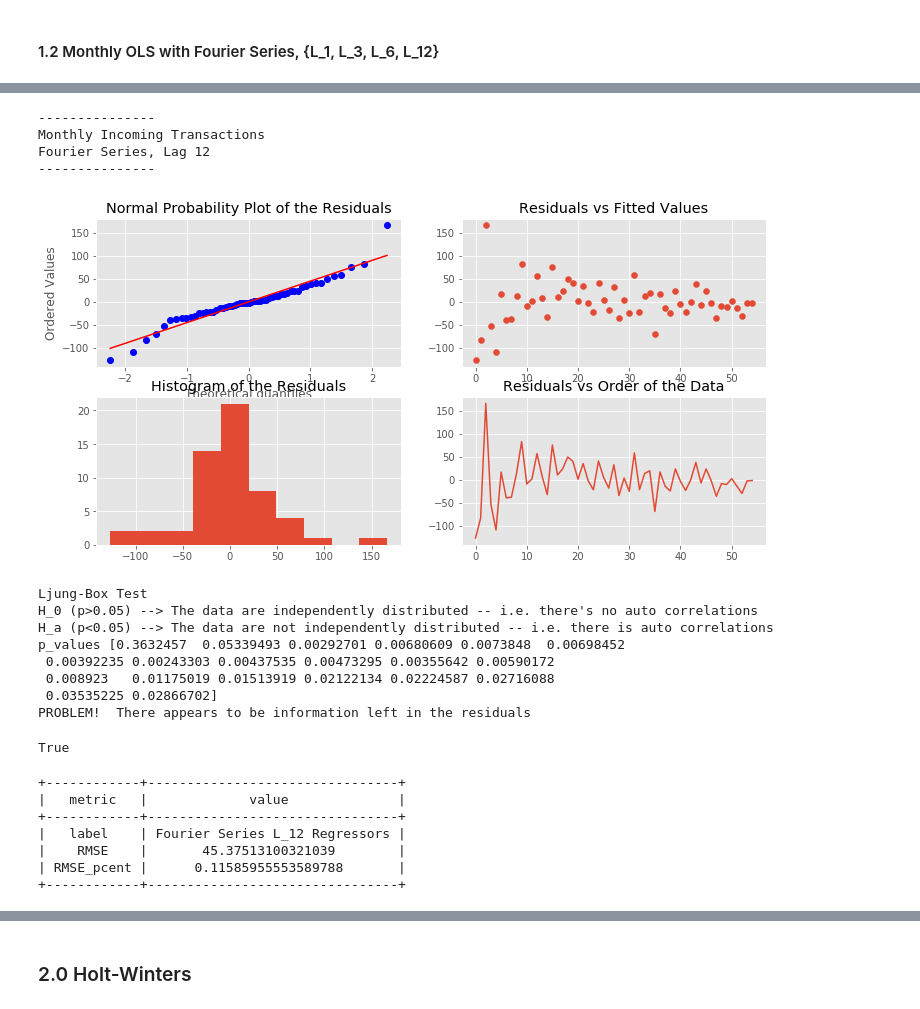
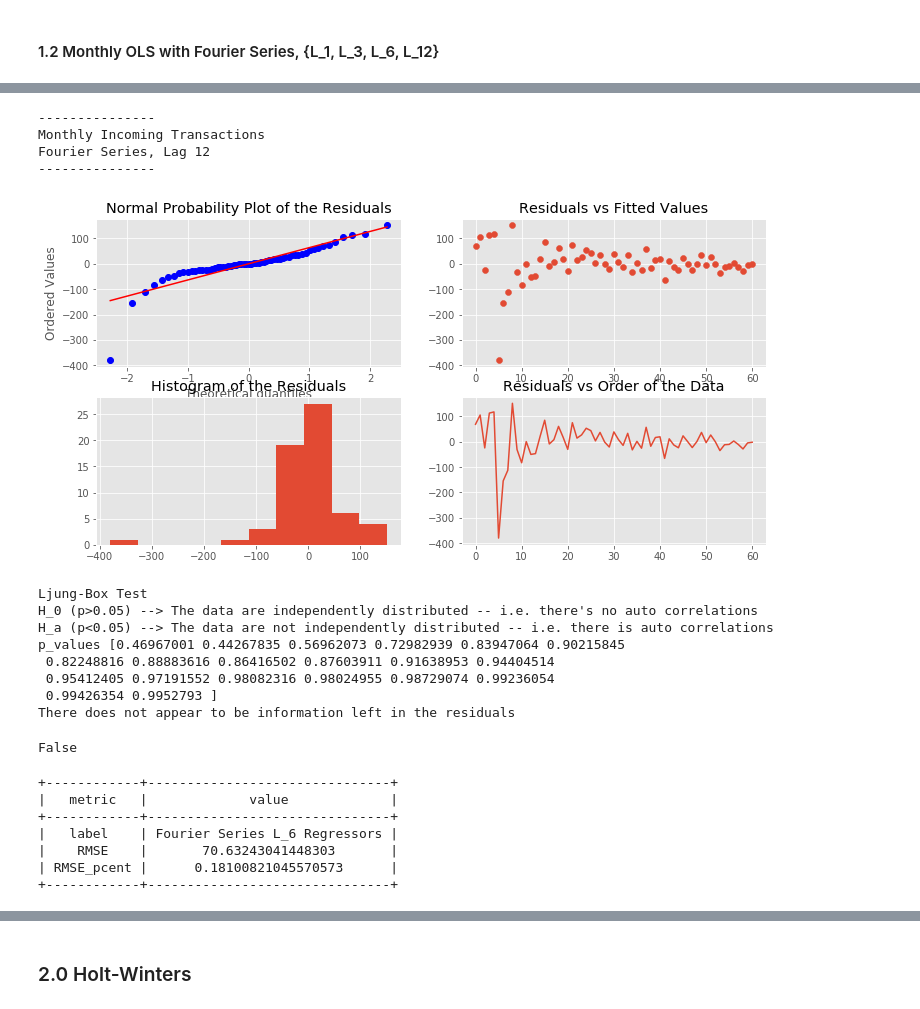
Before and after one commit to harizhisham/amarcord-1, a Jupyter notebook: local_amarcord_data_dd.ipynb, the cells around one changed output, grey strips where cells are left out. Cells and saved outputs as stored; diff of their text form; code cells hidden in the pictures.

```diff
--- a/local_amarcord_data_dd.ipynb
+++ b/local_amarcord_data_dd.ipynb
@@ -625,7 +625,6 @@ X = pd.DataFrame(X_f_m,columns=['Const', 'Idx', 'Sin', 'Cos'])
 X['L_1'] = pd.DataFrame(y).shift(1)
 X['L_3'] = pd.DataFrame(y).shift(3)
 X['L_6'] = pd.DataFrame(y).shift(6)
-X['L_12'] = pd.DataFrame(y).shift(12)
 # %%
 y = list(monthly_ts['Amount'])
 
@@ -635,10 +634,8 @@ X_train, X_test, y_train, y_test = train_test_split(X,
                                                     random_state=42,
                                                     shuffle=False)
 # %%
-import statsmodels.api as sm # Time Series Analysis
-
-reg = sm.OLS(y_train[12:],
-             X_train.iloc[12:,[0,1,4,5,6,7]])
+reg = sm.OLS(y_train[6:],
+             X_train.iloc[6:,[0,1,4,5,6]])
 results = reg.fit()
 results.summary()
 # %% [output]
@@ -682,32 +678,32 @@ We reject the Null Hypothesis (H0) -- the time series is stationary
 # %%
-N_in = list(range(len(y_train[12:])))
-y_hat = results.predict(X_train.iloc[12:,[0,1,4,5,6,7]])
+N_in = list(range(len(y_train[6:])))
+y_hat = results.predict(X_train.iloc[6:,[0,1,4,5,6]])
 
 print('---------------\n%s\n---------------' % ('Monthly Incoming Transactions\nFourier Series, Lag 12'))
-testing.eval_plot(N_in, y_train[12:], y_hat)
+testing.eval_plot(N_in, y_train[6:], y_hat)
 # %% [output]
 ---------------
 Monthly Incoming Transactions
 Fourier Series, Lag 12
 ---------------
-[figure, old version]
+[figure, new version]
 Ljung-Box Test
 H_0 (p>0.05) --> The data are independently distributed -- i.e. there's no auto correlations
 H_a (p<0.05) --> The data are not independently distributed -- i.e. there is auto correlations
-p_values [0.3632457  0.05339493 0.00292701 0.00680609 0.0073848  0.00698452
- 0.00392235 0.00243303 0.00437535 0.00473295 0.00355642 0.00590172
- 0.008923   0.01175019 0.01513919 0.02122134 0.02224587 0.02716088
- 0.03535225 0.02866702]
-PROBLEM!  There appears to be information left in the residuals
+p_values [0.46967001 0.44267835 0.56962073 0.72982939 0.83947064 0.90215845
+ 0.82248816 0.88883616 0.86416502 0.87603911 0.91638953 0.94404514
+ 0.95412405 0.97191552 0.98082316 0.98024955 0.98729074 0.99236054
+ 0.99426354 0.9952793 ]
+There does not appear to be information left in the residuals
-True
+False
 # %%
-perf_in['monthly_incoming_L12'] = testing.measure_error(y_train[12:], y_hat, label='Fourier Series L_12 Regressors')
+perf_in['monthly_incoming_L6'] = testing.measure_error(y_train[6:], y_hat, label='Fourier Series L_6 Regressors')
 # %% [output]
-+------------+--------------------------------+
-|   metric   |             value              |
-+------------+--------------------------------+
-|   label    | Fourier Series L_12 Regressors |
-|    RMSE    |       45.37513100321039        |
-| RMSE_pcent |      0.11585955553589788       |
-+------------+--------------------------------+
++------------+-------------------------------+
+|   metric   |             value             |
++------------+-------------------------------+
+|   label    | Fourier Series L_6 Regressors |
+|    RMSE    |       70.63243041448303       |
+| RMSE_pcent |      0.18100821045570573      |
++------------+-------------------------------+
 # %%
```
Also changed, not shown: parts of 17 cells of this notebook.
